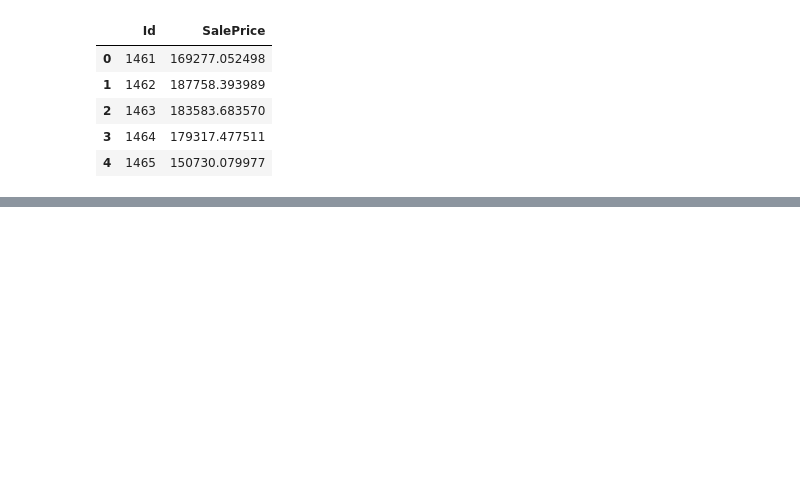
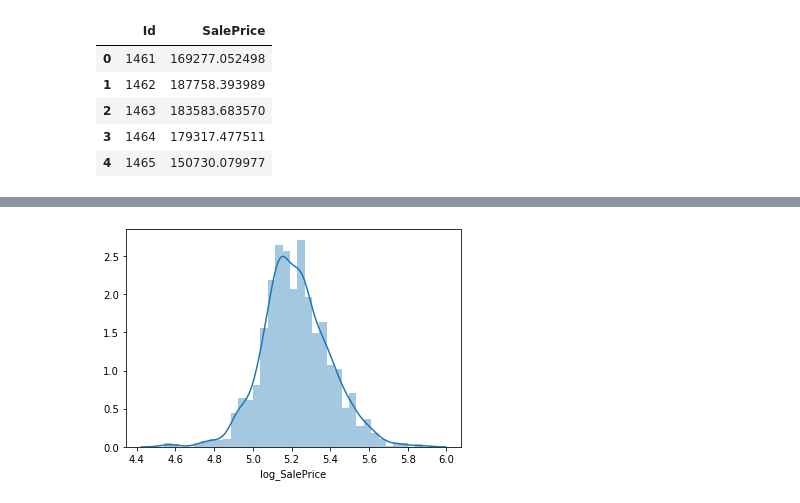
Before and after one commit to nikitosl/ML, a Jupyter notebook: kaggle_competitions/house_price_prediction/main.ipynb, the cells around one changed output, grey strips where cells are left out. Saved outputs shown, nothing was run; the diff lists cells and outputs as text; code cells hidden in the pictures; blank space fills up the shorter version.

```diff
--- a/kaggle_competitions/house_price_prediction/main.ipynb
+++ b/kaggle_competitions/house_price_prediction/main.ipynb
@@ -95,0 +110,6 @@ train_df.head()
+# %%
+train_df['log_SalePrice'] = train_df.SalePrice.apply(np.log10)
+
+sns.distplot(train_df.log_SalePrice);
+# %% [output]
+[figure, added]
```
Also changed, not shown: parts of 57 cells of this notebook, 2 other files.
